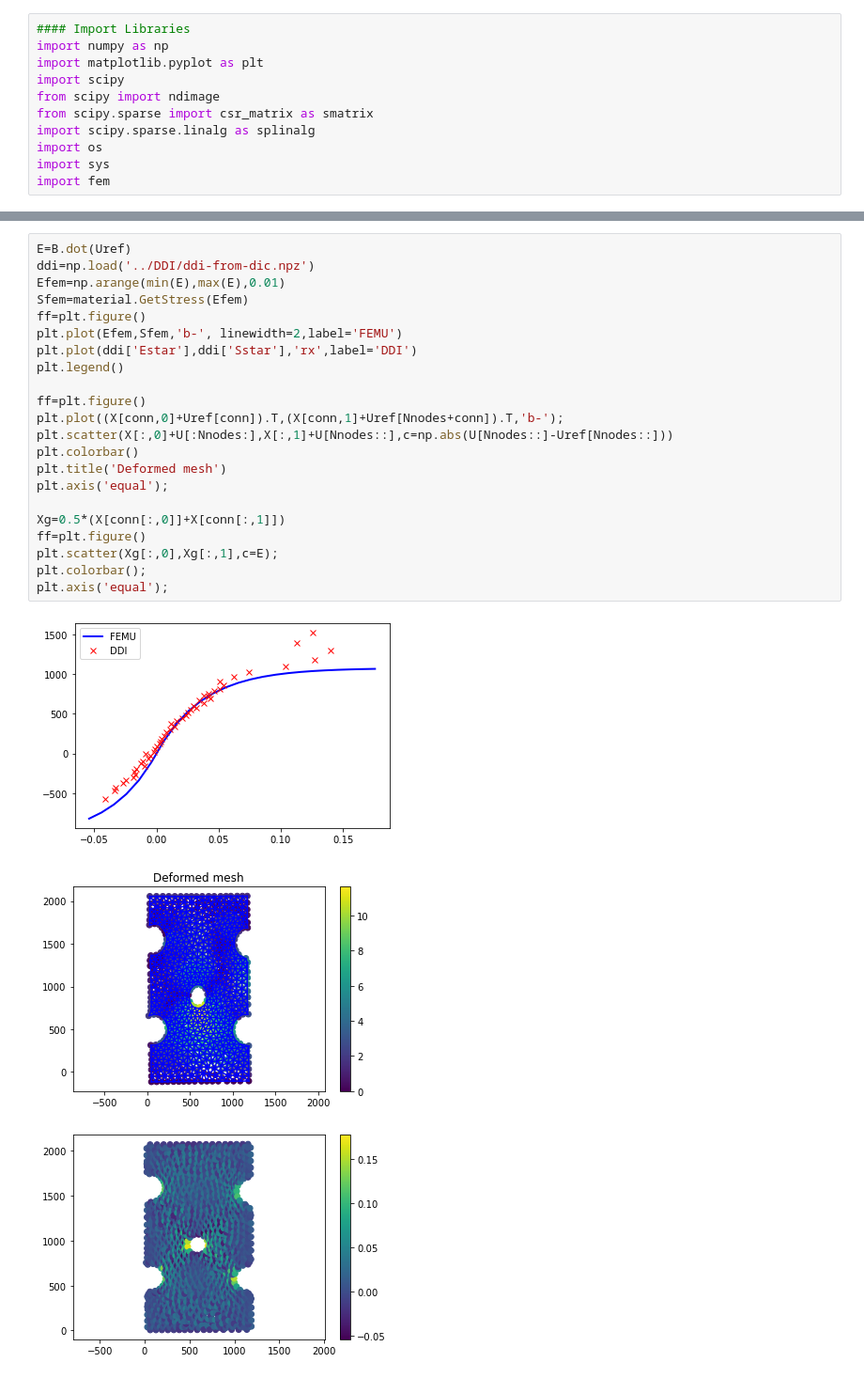
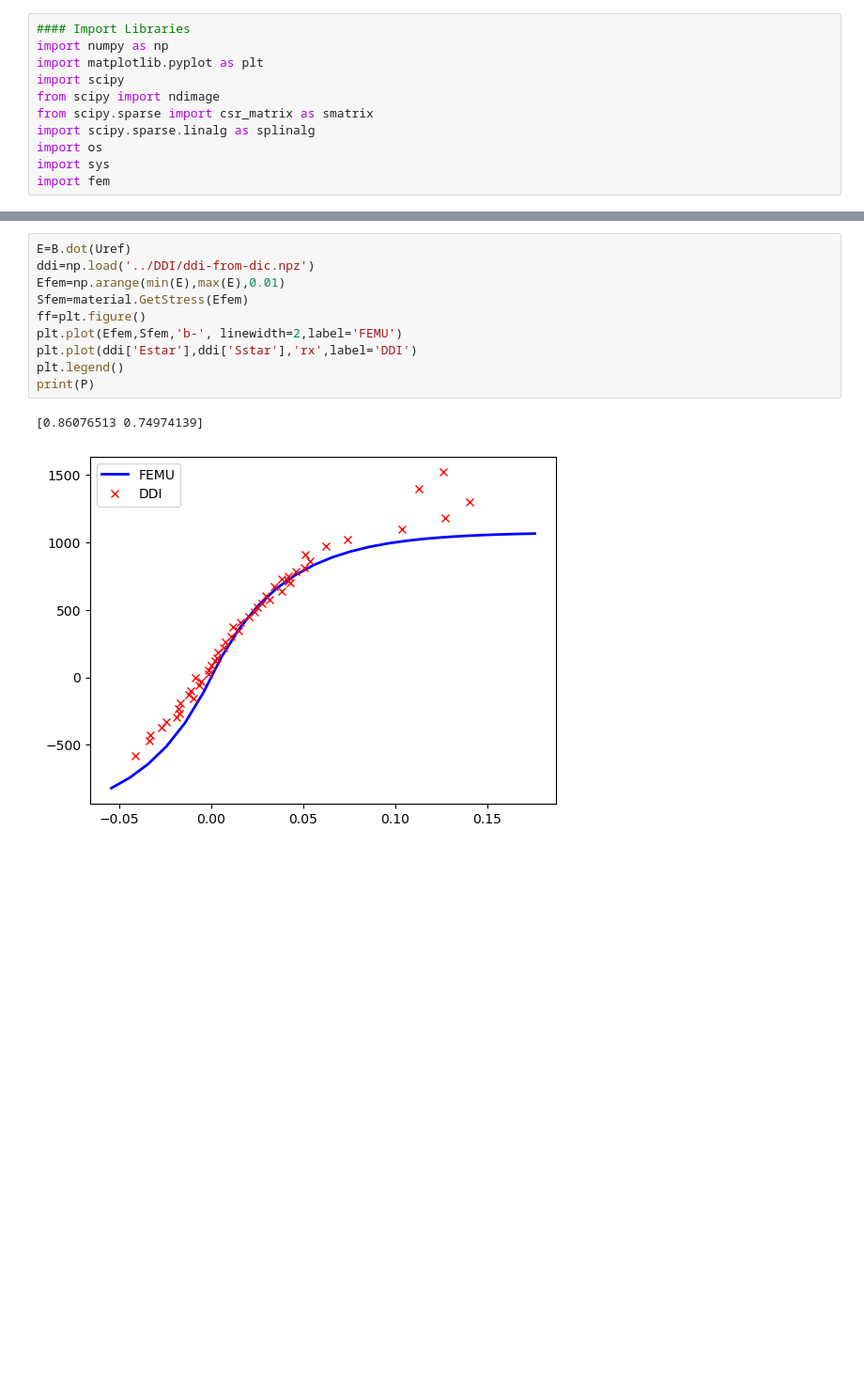
Before and after one commit to jrethore/cism_2025, a Jupyter notebook: FEMU/FEMU_from_DIC.ipynb, the cells around one changed output, grey strips where cells are left out. Shown: that part at 94% size. Drawn from its saved outputs; the diff is of its cells as text; blank space fills up the shorter version.

```diff
--- a/FEMU/FEMU_from_DIC.ipynb
+++ b/FEMU/FEMU_from_DIC.ipynb
@@ -237,26 +192,13 @@ np.savez('femu-from-dic',U=U,mat=model.material)
 # %%
 E=B.dot(Uref)
 ddi=np.load('../DDI/ddi-from-dic.npz')
 Efem=np.arange(min(E),max(E),0.01)
 Sfem=material.GetStress(Efem)
 ff=plt.figure()
 plt.plot(Efem,Sfem,'b-', linewidth=2,label='FEMU')
 plt.plot(ddi['Estar'],ddi['Sstar'],'rx',label='DDI')
 plt.legend()
-
-ff=plt.figure()
-plt.plot((X[conn,0]+Uref[conn]).T,(X[conn,1]+Uref[Nnodes+conn]).T,'b-');
-plt.scatter(X[:,0]+U[:Nnodes:],X[:,1]+U[Nnodes::],c=np.abs(U[Nnodes::]-Uref[Nnodes::]))
-plt.colorbar()
-plt.title('Deformed mesh')
-plt.axis('equal');
-
-Xg=0.5*(X[conn[:,0]]+X[conn[:,1]])
-ff=plt.figure()
-plt.scatter(Xg[:,0],Xg[:,1],c=E);
-plt.colorbar();
-plt.axis('equal');
+print(P)
 # %% [output]
+[0.86076513 0.74974139]
-[figure, old version]
+[figure, new version]
-[figure, removed]
-[figure, removed]
```
Also changed, not shown: parts of 5 cells of this notebook, 7 other files.
